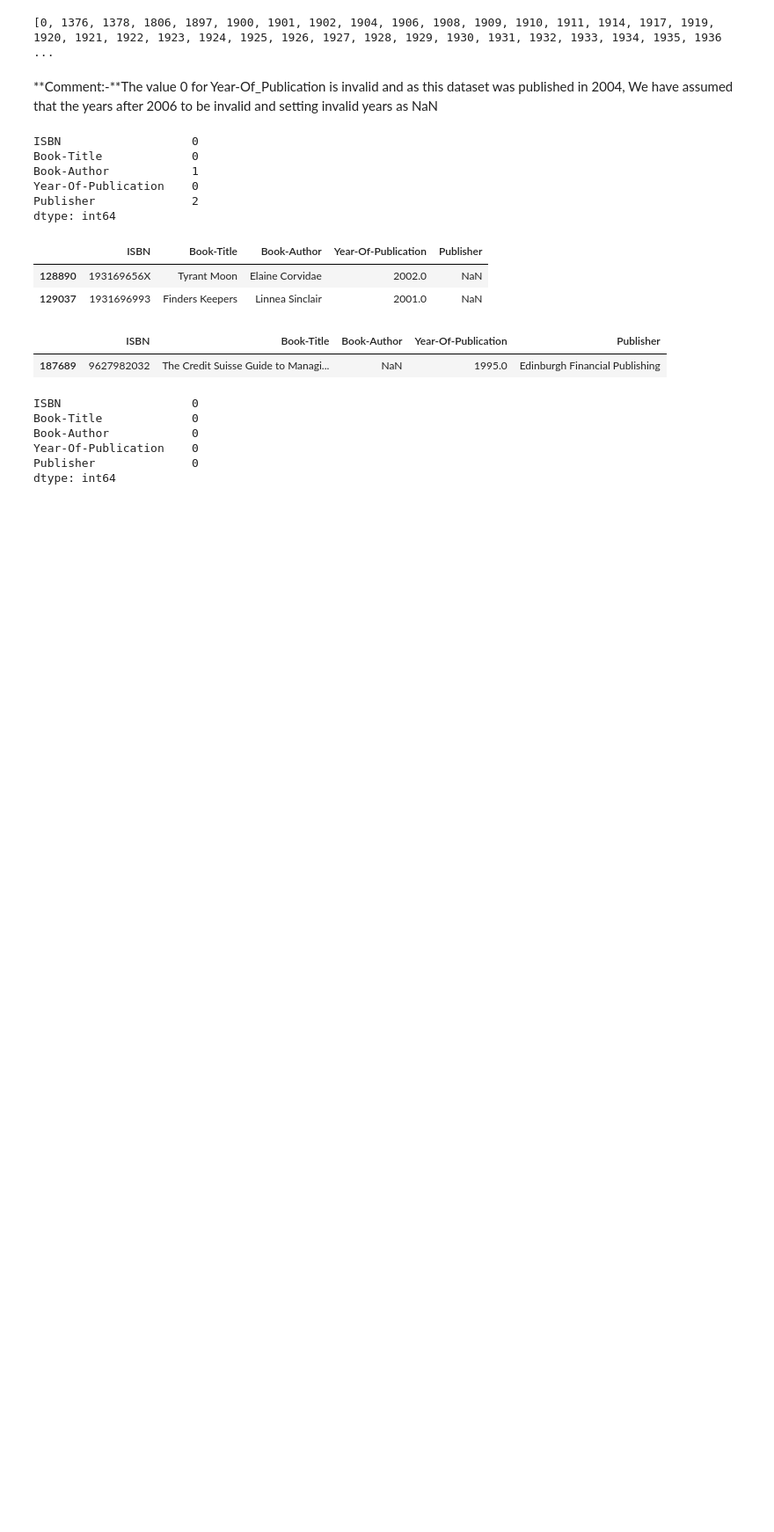
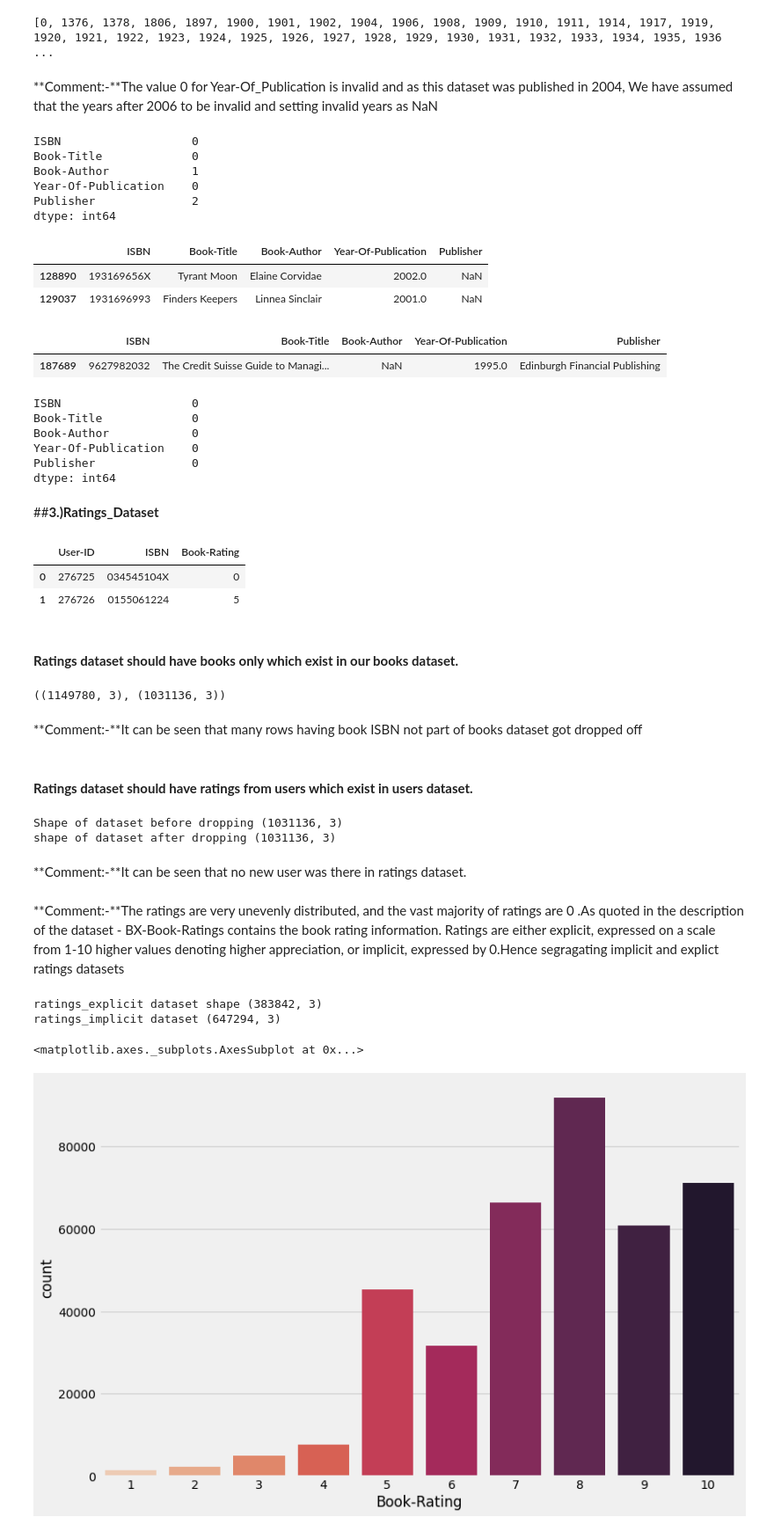
Before and after one commit to Aniket-Satpute/Book-Recommendation-System, a Jupyter notebook: Book_Recommendation_System_aniket.ipynb, the cells around one changed output. Shown: that part at 88% size. Drawn from its saved outputs; the diff is of its cells as text; code cells hidden in the pictures; blank space fills up the shorter version.

```diff
--- a/Book_Recommendation_System_aniket.ipynb
+++ b/Book_Recommendation_System_aniket.ipynb
@@ -415,3 +415,50 @@ Book-Author            0
 Year-Of-Publication    0
 Publisher              0
 dtype: int64
+# %% [markdown]
+##**3.)Ratings_Dataset**
+# %%
+ratings.head(2)
+# %% [output]
+|  | User-ID | ISBN | Book-Rating |
+| 0 | 276725 | 034545104X | 0 |
+| 1 | 276726 | 0155061224 | 5 |
+# %% [markdown]
+#### **Ratings dataset should have books only which exist in our books dataset.**
+# %%
+ratings_new = ratings[ratings.ISBN.isin(books.ISBN)]
+ratings.shape,ratings_new.shape
+# %% [output]
+((1149780, 3), (1031136, 3))
+# %% [markdown]
+**Comment:-**It can be seen that many rows having book ISBN not part of books dataset got dropped off
+# %% [markdown]
+#### **Ratings dataset should have ratings from users which exist in users dataset.**
+# %%
+print("Shape of dataset before dropping",ratings_new.shape)
+ratings_new = ratings_new[ratings_new['User-ID'].isin(users['User-ID'])]
+print("shape of dataset after dropping",ratings_new.shape)
+# %% [output]
+Shape of dataset before dropping (1031136, 3)
+shape of dataset after dropping (1031136, 3)
+# %% [markdown]
+**Comment:-**It can be seen that no new user was there in ratings dataset.
+# %% [markdown]
+**Comment:-**The ratings are very unevenly distributed, and the vast majority of ratings are 0 .As quoted in the description of the dataset - BX-Book-Ratings contains the book rating information. Ratings are either explicit, expressed on a scale from 1-10 higher values denoting higher appreciation, or implicit, expressed by 0.Hence segragating implicit and explict ratings datasets
+# %%
+#Hence segragating implicit and explict ratings datasets
+ratings_explicit = ratings_new[ratings_new['Book-Rating'] != 0]
+ratings_implicit = ratings_new[ratings_new['Book-Rating'] == 0]
+# %%
+print('ratings_explicit dataset shape',ratings_explicit.shape)
+print('ratings_implicit dataset',ratings_implicit.shape)
+# %% [output]
+ratings_explicit dataset shape (383842, 3)
+ratings_implicit dataset (647294, 3)
+# %%
+plt.style.use('fivethirtyeight')
+plt.figure(figsize=(12, 8))
+sns.countplot(data=ratings_explicit , x='Book-Rating', palette='rocket_r')
+# %% [output]
+<matplotlib.axes._subplots.AxesSubplot at 0x...>
+[figure, added]
```
Also changed, not shown: parts of 5 cells of this notebook.
